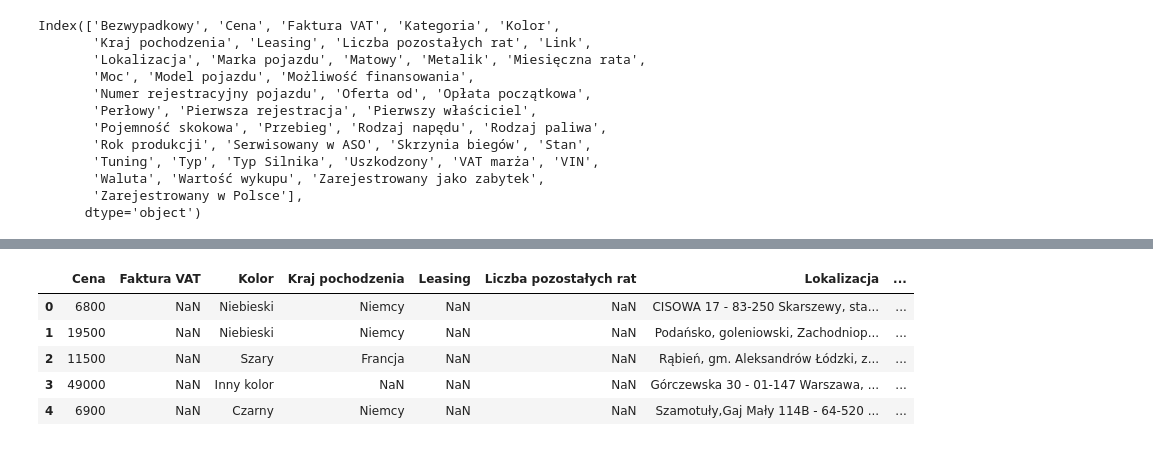
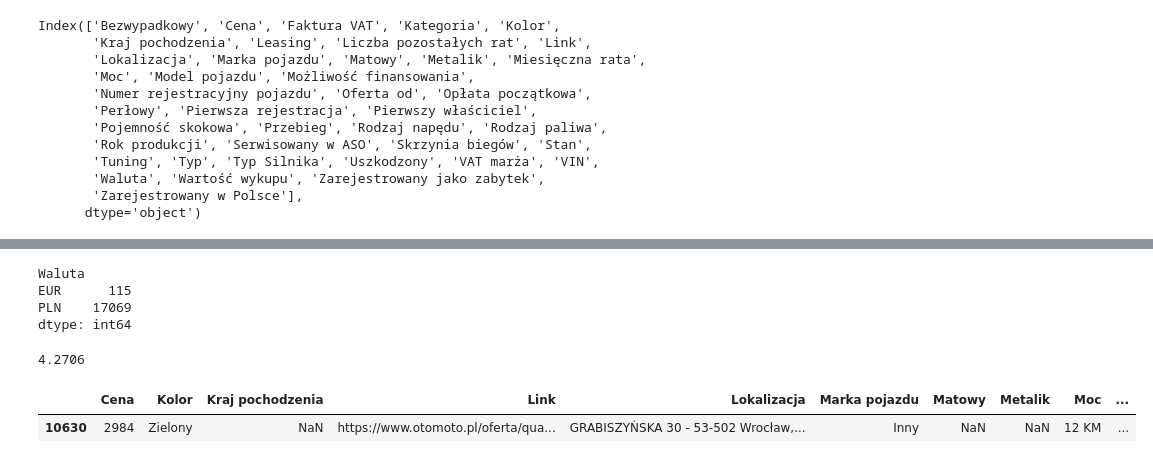
Before and after one commit to kordirko/motory, a Jupyter notebook: projekt_zaliczeniowy.ipynb, the cells around one changed output, grey strips where cells are left out. Drawn from its saved outputs; the diff is of its cells as text; code cells hidden in the pictures.

```diff
--- a/projekt_zaliczeniowy.ipynb
+++ b/projekt_zaliczeniowy.ipynb
@@ -75,2 +80,5 @@ dane.describe()
-# %%
-dane.drop(columns=['Kategoria','Link','Numer rejestracyjny pojazdu','VIN','Bezwypadkowy'], inplace=True)
+# %%
+# dane.drop(columns=['Kategoria','Link','Numer rejestracyjny pojazdu','VIN','Bezwypadkowy'], inplace=True)
+dane.drop(columns=['Kategoria','Numer rejestracyjny pojazdu','VIN','Bezwypadkowy','Pierwsza rejestracja'], inplace=True)
+dane.drop(columns=['Faktura VAT','Leasing','Liczba pozostałych rat','Miesięczna rata','Możliwość finansowania',
+                   'Opłata początkowa','VAT marża','Wartość wykupu'], inplace=True)
@@ -76,0 +88,3 @@ dane.drop(columns=['Kategoria','Link','Numer rejestracyjny pojazdu','VIN','Bezwy
+# %%
+dane.drop(dane[dane.Uszkodzony=='Tak'].index, axis=0, inplace=True )
+dane.drop(columns=['Uszkodzony'],inplace=True)
@@ -77,10 +94,34 @@ dane.drop(columns=['Kategoria','Link','Numer rejestracyjny pojazdu','VIN','Bezwy
+# %%
+dane.groupby('Waluta').size()
+# %% [output]
+Waluta
+EUR      115
+PLN    17069
+dtype: int64
+# %%
+import requests
+import json
+
+def pobierz_kurs_sredni_nbp(data,waluta):
+    """Funkcja pobiera kurs średni NBP dla podanej daty i kodu waluty (np. EUR)"""
+    NBP_URL = f'http://api.nbp.pl/api/exchangerates/rates/A/{waluta}/{data}/'
+    response = requests.get(NBP_URL)
+    if(response.ok):
+        api_data = json.loads(response.content)
+        return api_data['rates'][0]['mid']
+    else:
+        response.raise_for_status()
+
+pobierz_kurs_sredni_nbp(data_pobrania_danych,'EUR')
+# %% [output]
+4.2706
+# %%
+# Cena - zamiana przecinka dziesiętnego na kropkę, a potem na INT
+dane['Cena'] = dane['Cena'].str.replace(',','.')
+dane['Cena'] = dane['Cena'].astype(float).astype(int)
 # %%
-dane.head()
+dane.sample()
 # %% [output]
-|  | Cena | Faktura VAT | Kolor | Kraj pochodzenia | Leasing | Liczba pozostałych rat | Lokalizacja | ... |
-| 0 | 6800 | NaN | Niebieski | Niemcy | NaN | NaN | CISOWA 17 - 83-250 Skarszewy, sta... | ... |
-| 1 | 19500 | NaN | Niebieski | Niemcy | NaN | NaN | Podańsko, goleniowski, Zachodniop... | ... |
-| 2 | 11500 | NaN | Szary | Francja | NaN | NaN | Rąbień, gm. Aleksandrów Łódzki, z... | ... |
-| 3 | 49000 | NaN | Inny kolor | NaN | NaN | NaN | Górczewska 30 - 01-147 Warszawa, ... | ... |
-| 4 | 6900 | NaN | Czarny | Niemcy | NaN | NaN | Szamotuły,Gaj Mały 114B - 64-520 ... | ... |
+|  | Cena | Kolor | Kraj pochodzenia | Link | Lokalizacja | Marka pojazdu | Matowy | Metalik | Moc | ... |
+| 10630 | 2984 | Zielony | NaN | https://www.otomoto.pl/oferta/qua... | GRABISZYŃSKA 30 - 53-502 Wrocław,... | Inny | NaN | NaN | 12 KM | ... |
 # %%
```
Also changed, not shown: parts of 15 cells of this notebook, 4 other files.
